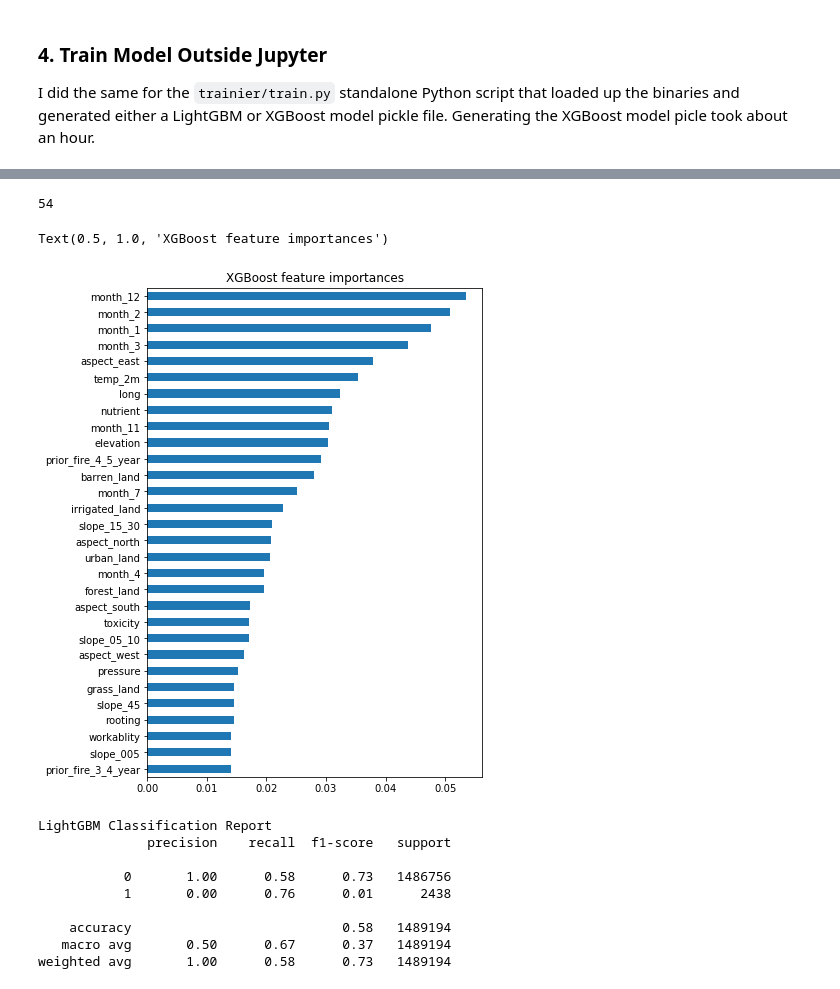
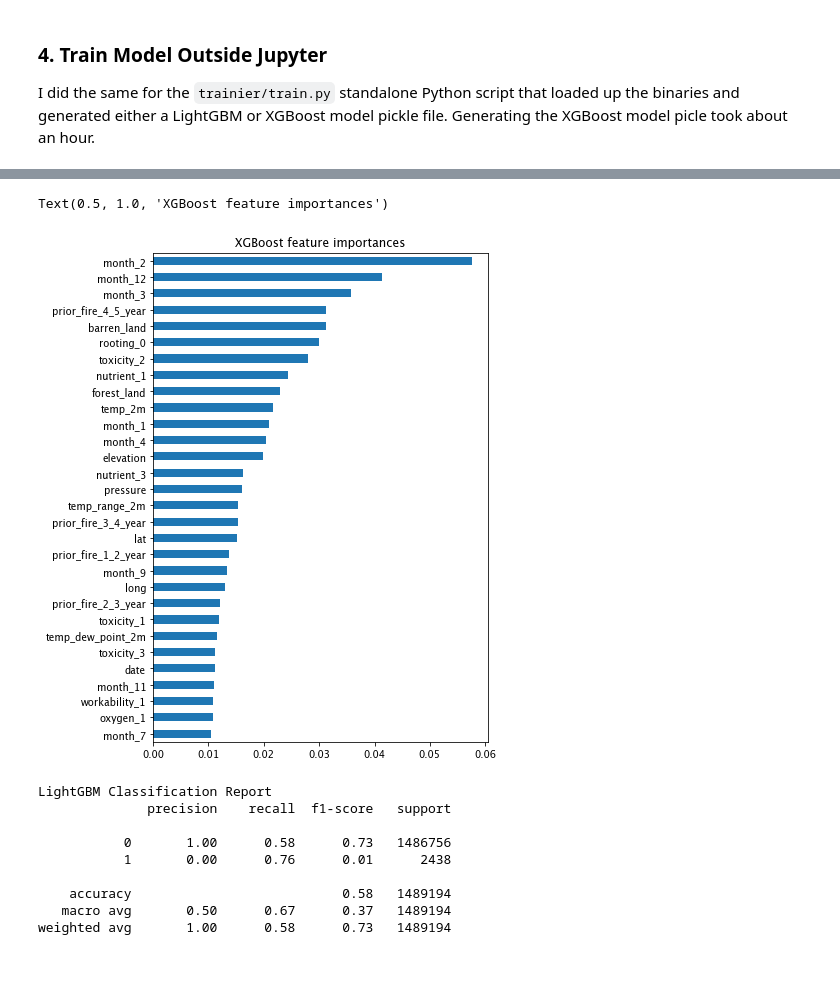
Before and after one commit to eerichmond/ml-wildfire-prediction, a Jupyter notebook: train_full_dataset.ipynb, the cells around one changed output, grey strips where cells are left out. Cells and saved outputs as stored; diff of their text form; code cells hidden in the pictures.

```diff
--- a/train_full_dataset.ipynb
+++ b/train_full_dataset.ipynb
@@ -195,17 +200,36 @@ weighted avg       1.00      0.89      0.94   1489194
-# %%
-columns = pd.get_dummies(df.drop(['fire_size_class','temp_wet_bulb_2m','temp_max_2m','temp_min_2m','temp_0m','wind_max_10m','wind_min_10m','wind_range_10m','wind_50m','wind_max_50m','wind_min_50m','wind_range_50m', 'aspect_unknown', 'cultivated_land', 'nutrient_retention'], axis=1), columns=['month']).columns
-print(len(columns))
-importances_xgb = xgb_model.feature_importances_
-importances_xgb = pd.Series(importances_xgb, index=columns).sort_values().tail(30)
-
-fig, ax = plt.subplots()
-fig.set_figheight(9)
-importances_xgb.plot.barh(ax=ax)
-ax.set_title('XGBoost feature importances')
-# %% [output]
-54
-Text(0.5, 1.0, 'XGBoost feature importances')
-[figure, removed]
+# %%
+columns = [
+    'long', 'lat', 'date', 'precipitation', 'pressure', 'humidity_2m',
+    'temp_2m', 'temp_dew_point_2m', 'temp_range_2m', 'wind_10m',
+    'drought_score', 'elevation', 'slope_005', 'slope_005_02',
+    'slope_02_05', 'slope_05_10', 'slope_10_15', 'slope_15_30',
+    'slope_30_45', 'slope_45', 'aspect_north', 'aspect_east',
+    'aspect_south', 'aspect_west', 'water_land', 'barren_land',
+    'urban_land', 'grass_land', 'forest_land', 'partial_cultivated_land',
+    'irrigated_land', 'prior_fire_0_1_year', 'prior_fire_1_2_year',
+    'prior_fire_2_3_year', 'prior_fire_3_4_year', 'prior_fire_4_5_year',
+    'month_1', 'month_2', 'month_3', 'month_4', 'month_5', 'month_6',
+    'month_7', 'month_8', 'month_9', 'month_10', 'month_11', 'month_12',
+    'nutrient_0', 'nutrient_1', 'nutrient_2', 'nutrient_3', 'nutrient_4',
+    'nutrient_7', 'rooting_0', 'rooting_1', 'rooting_2', 'rooting_3',
+    'rooting_4', 'rooting_5', 'rooting_7', 'oxygen_0', 'oxygen_1',
+    'oxygen_2', 'oxygen_3', 'oxygen_7', 'excess_salts_0', 'excess_salts_1',
+    'excess_salts_2', 'excess_salts_3', 'excess_salts_4', 'excess_salts_5',
+    'excess_salts_7', 'toxicity_0', 'toxicity_1', 'toxicity_2', 'toxicity_3',
+    'toxicity_7', 'workability_0', 'workability_1', 'workability_2',
+    'workability_3', 'workability_4', 'workability_5', 'workability_7'
+]
+
+importances_xgb = xgb_model.feature_importances_
+importances_xgb = pd.Series(importances_xgb, index=columns).sort_values().tail(30)
+
+fig, ax = plt.subplots()
+fig.set_figheight(9)
+importances_xgb.plot.barh(ax=ax)
+ax.set_title('XGBoost feature importances')
+# %% [output]
+Text(0.5, 1.0, 'XGBoost feature importances')
+[figure, added]
 # %%
 lgbm_model = joblib.load(f'./app/models/lgbm_model.pickle')
 
```
Also changed, not shown: parts of 4 cells of this notebook, 12 other files.
